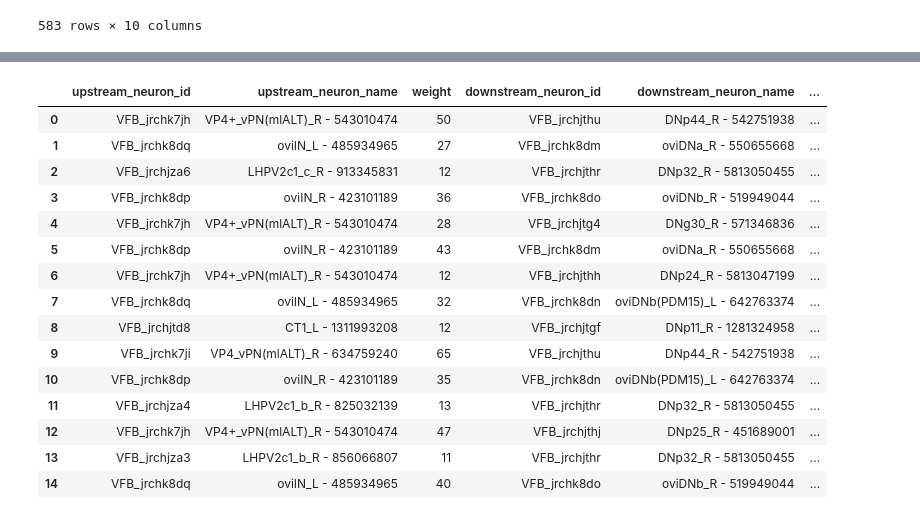
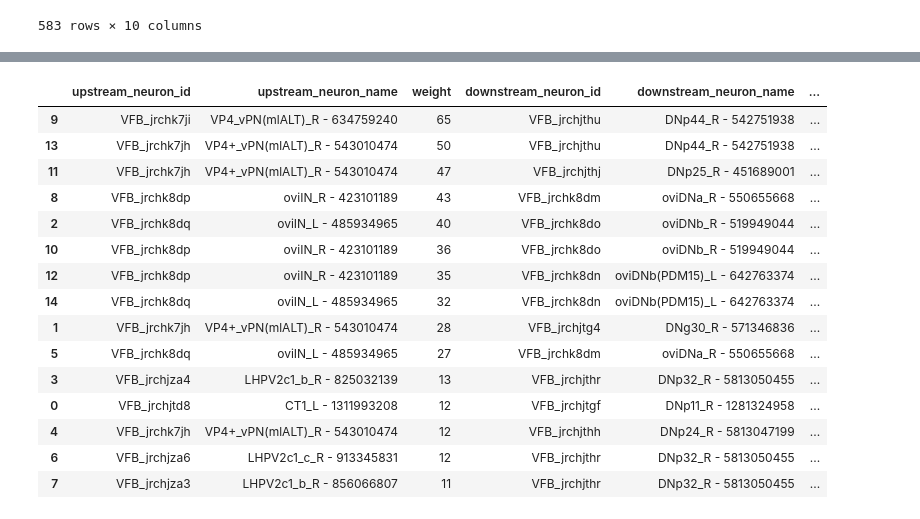
Before and after one commit to VirtualFlyBrain/training, a Jupyter notebook: Python Workshop/1_Discovery.ipynb, the cells around one changed output, grey strips where cells are left out. Cells and saved outputs as stored; diff of their text form; code cells hidden in the pictures.

```diff
--- a/Python Workshop/1_Discovery.ipynb
+++ b/Python Workshop/1_Discovery.ipynb
@@ -169,22 +163,23 @@ sayin_tab
 # %%
-# Find connections between neurons by type across datasets. # Note - results are limited by how detailed annotation currently is in the DB.
+# Find connections between neurons by type across datasets.
+# Note: results are limited by how detailed annotation currently is in the DB.
 
-vc.get_connected_neurons_by_type(upstream_type='GABAergic neuron', downstream_type='adult descending neuron', weight=10)
+vc.get_connected_neurons_by_type(upstream_type='GABAergic neuron', downstream_type='adult descending neuron', weight=10).sort_values(['weight'],ascending=False)
 # %% [output]
 |  | upstream_neuron_id | upstream_neuron_name | weight | downstream_neuron_id | downstream_neuron_name | ... |
-| 0 | VFB_jrchk7jh | VP4+_vPN(mlALT)_R - 543010474 | 50 | VFB_jrchjthu | DNp44_R - 542751938 | ... |
-| 1 | VFB_jrchk8dq | oviIN_L - 485934965 | 27 | VFB_jrchk8dm | oviDNa_R - 550655668 | ... |
-| 2 | VFB_jrchjza6 | LHPV2c1_c_R - 913345831 | 12 | VFB_jrchjthr | DNp32_R - 5813050455 | ... |
-| 3 | VFB_jrchk8dp | oviIN_R - 423101189 | 36 | VFB_jrchk8do | oviDNb_R - 519949044 | ... |
-| 4 | VFB_jrchk7jh | VP4+_vPN(mlALT)_R - 543010474 | 28 | VFB_jrchjtg4 | DNg30_R - 571346836 | ... |
-| 5 | VFB_jrchk8dp | oviIN_R - 423101189 | 43 | VFB_jrchk8dm | oviDNa_R - 550655668 | ... |
-| 6 | VFB_jrchk7jh | VP4+_vPN(mlALT)_R - 543010474 | 12 | VFB_jrchjthh | DNp24_R - 5813047199 | ... |
-| 7 | VFB_jrchk8dq | oviIN_L - 485934965 | 32 | VFB_jrchk8dn | oviDNb(PDM15)_L - 642763374 | ... |
-| 8 | VFB_jrchjtd8 | CT1_L - 1311993208 | 12 | VFB_jrchjtgf | DNp11_R - 1281324958 | ... |
 | 9 | VFB_jrchk7ji | VP4_vPN(mlALT)_R - 634759240 | 65 | VFB_jrchjthu | DNp44_R - 542751938 | ... |
-| 10 | VFB_jrchk8dp | oviIN_R - 423101189 | 35 | VFB_jrchk8dn | oviDNb(PDM15)_L - 642763374 | ... |
-| 11 | VFB_jrchjza4 | LHPV2c1_b_R - 825032139 | 13 | VFB_jrchjthr | DNp32_R - 5813050455 | ... |
-| 12 | VFB_jrchk7jh | VP4+_vPN(mlALT)_R - 543010474 | 47 | VFB_jrchjthj | DNp25_R - 451689001 | ... |
-| 13 | VFB_jrchjza3 | LHPV2c1_b_R - 856066807 | 11 | VFB_jrchjthr | DNp32_R - 5813050455 | ... |
-| 14 | VFB_jrchk8dq | oviIN_L - 485934965 | 40 | VFB_jrchk8do | oviDNb_R - 519949044 | ... |
+| 13 | VFB_jrchk7jh | VP4+_vPN(mlALT)_R - 543010474 | 50 | VFB_jrchjthu | DNp44_R - 542751938 | ... |
+| 11 | VFB_jrchk7jh | VP4+_vPN(mlALT)_R - 543010474 | 47 | VFB_jrchjthj | DNp25_R - 451689001 | ... |
+| 8 | VFB_jrchk8dp | oviIN_R - 423101189 | 43 | VFB_jrchk8dm | oviDNa_R - 550655668 | ... |
+| 2 | VFB_jrchk8dq | oviIN_L - 485934965 | 40 | VFB_jrchk8do | oviDNb_R - 519949044 | ... |
+| 10 | VFB_jrchk8dp | oviIN_R - 423101189 | 36 | VFB_jrchk8do | oviDNb_R - 519949044 | ... |
+| 12 | VFB_jrchk8dp | oviIN_R - 423101189 | 35 | VFB_jrchk8dn | oviDNb(PDM15)_L - 642763374 | ... |
+| 14 | VFB_jrchk8dq | oviIN_L - 485934965 | 32 | VFB_jrchk8dn | oviDNb(PDM15)_L - 642763374 | ... |
+| 1 | VFB_jrchk7jh | VP4+_vPN(mlALT)_R - 543010474 | 28 | VFB_jrchjtg4 | DNg30_R - 571346836 | ... |
+| 5 | VFB_jrchk8dq | oviIN_L - 485934965 | 27 | VFB_jrchk8dm | oviDNa_R - 550655668 | ... |
+| 3 | VFB_jrchjza4 | LHPV2c1_b_R - 825032139 | 13 | VFB_jrchjthr | DNp32_R - 5813050455 | ... |
+| 0 | VFB_jrchjtd8 | CT1_L - 1311993208 | 12 | VFB_jrchjtgf | DNp11_R - 1281324958 | ... |
+| 4 | VFB_jrchk7jh | VP4+_vPN(mlALT)_R - 543010474 | 12 | VFB_jrchjthh | DNp24_R - 5813047199 | ... |
+| 6 | VFB_jrchjza6 | LHPV2c1_c_R - 913345831 | 12 | VFB_jrchjthr | DNp32_R - 5813050455 | ... |
+| 7 | VFB_jrchjza3 | LHPV2c1_b_R - 856066807 | 11 | VFB_jrchjthr | DNp32_R - 5813050455 | ... |
 # %% [markdown]
```
Also changed, not shown: parts of 7 cells of this notebook.
